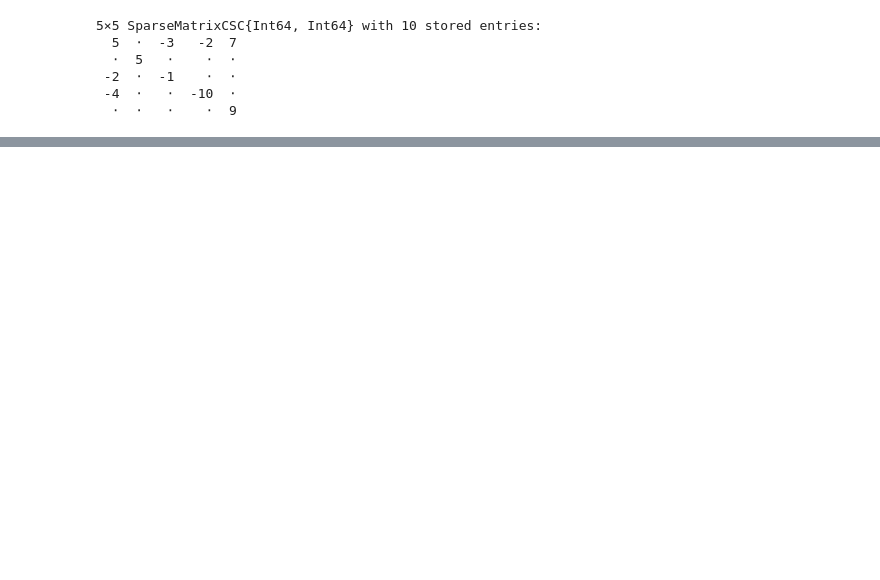
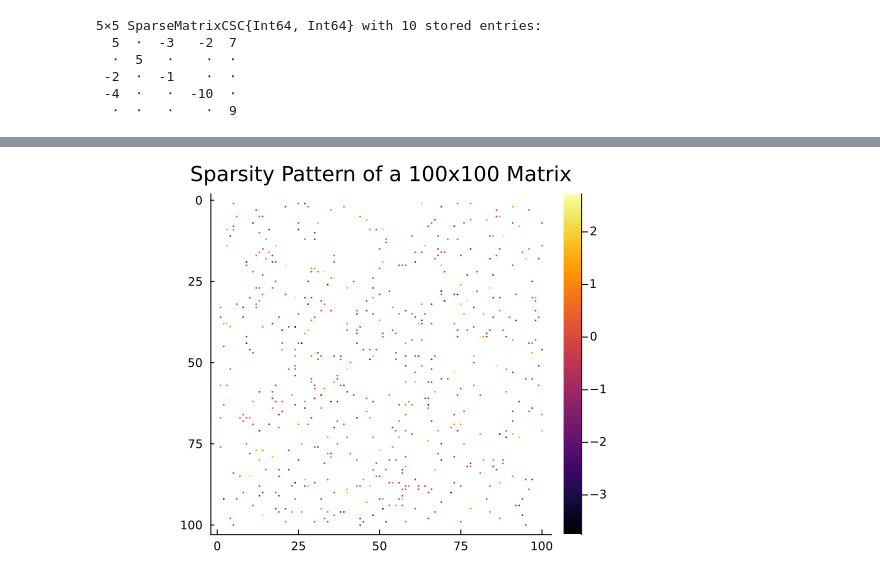
Before and after one commit to robertsweeneyblanco/Programming_for_Mathematical_Applications, a Jupyter notebook: textbook/content/Sparse_Matrices/Sparse_Matrices_In_Julia.ipynb, the cells around one changed output, grey strips where cells are left out. Drawn from its saved outputs; the diff is of its cells as text; code cells hidden in the pictures; blank space fills up the shorter version.

Commit message:
Major rewrite of the sparse matrices chapter.

```diff
--- a/textbook/content/Sparse_Matrices/Sparse_Matrices_In_Julia.ipynb
+++ b/textbook/content/Sparse_Matrices/Sparse_Matrices_In_Julia.ipynb
@@ -94,0 +93,9 @@ at random positions.
+# %%
+# Create a 100x100 random sparse matrix with 5% density
+S = sprandn(100, 100, 0.05)
+
+# Create a spy plot to visualize the sparsity pattern
+# The y-axis is reversed to match standard matrix indexing (row 1 is at the top).
+spy(S, title="Sparsity Pattern of a 100x100 Matrix")
+# %% [output]
+[figure, added]
```
Also changed, not shown: parts of 27 cells of this notebook, 1 other file.
